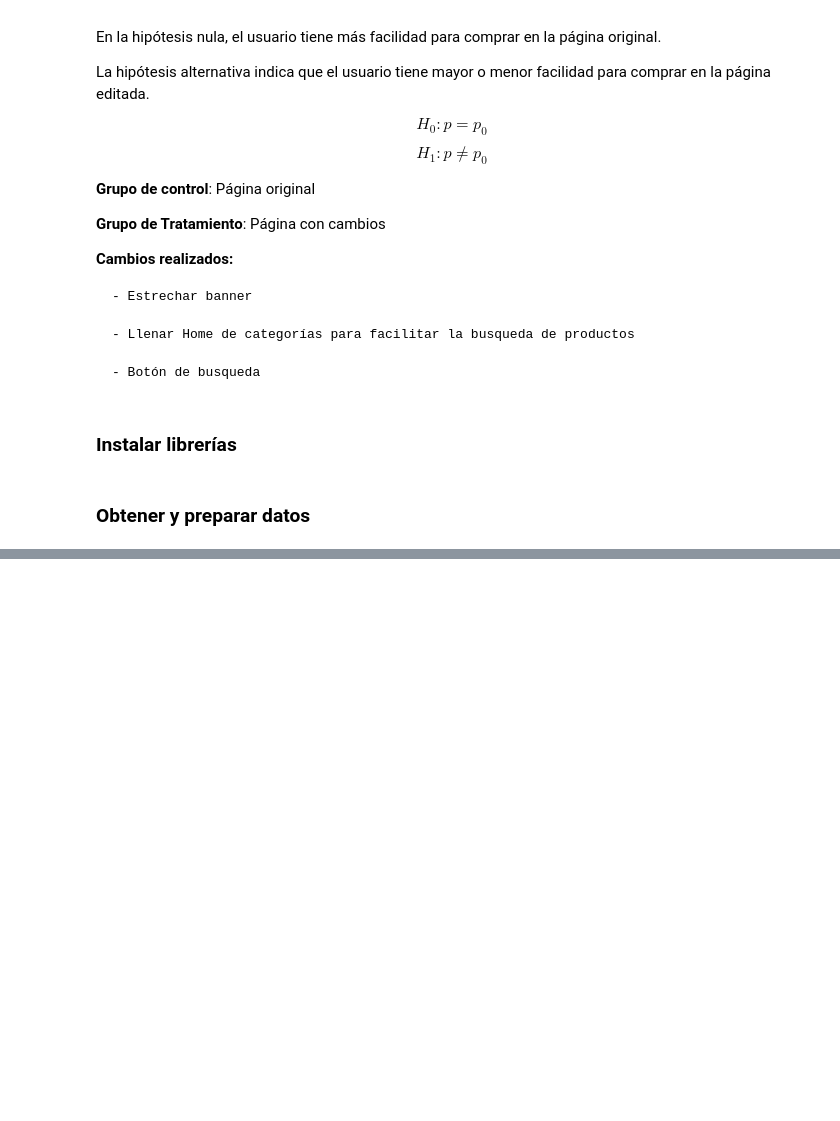
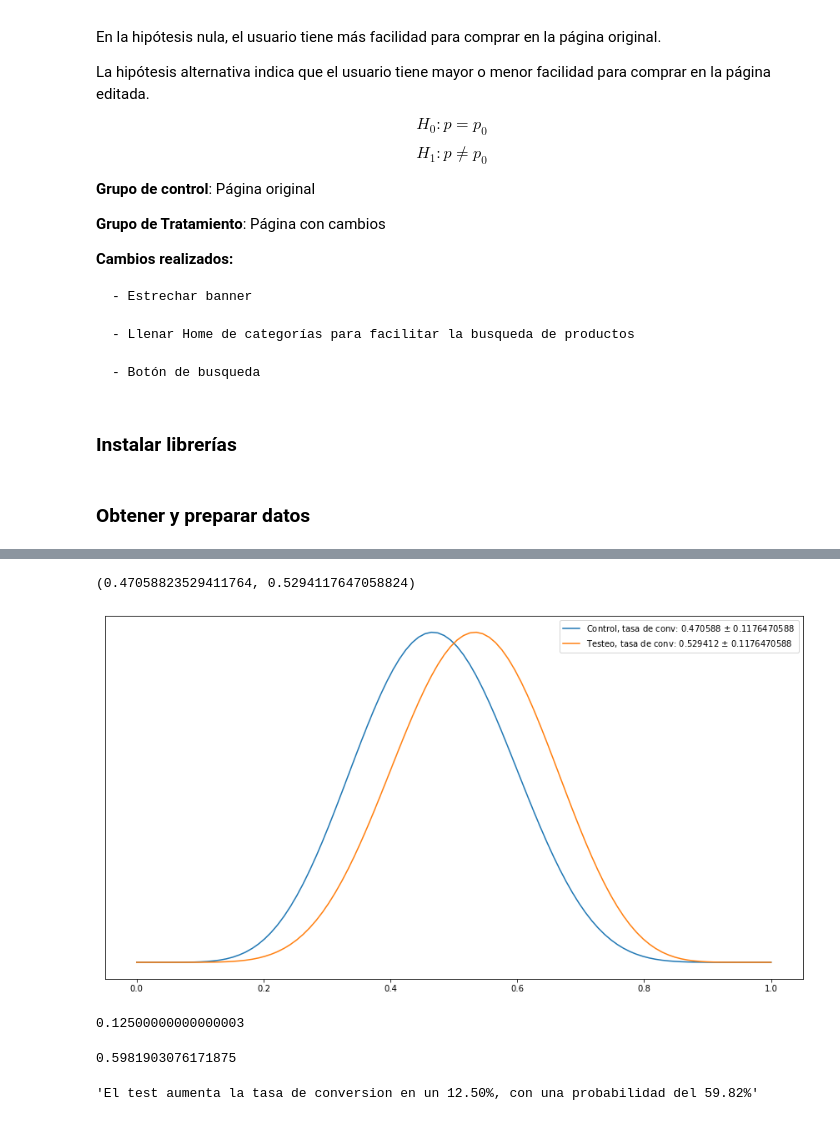
Before and after one commit to maugc1/5_Proyecto, a Jupyter notebook: nb/main.ipynb, the cells around one changed output, grey strips where cells are left out. Saved outputs shown, nothing was run; the diff lists cells and outputs as text; code cells hidden in the pictures; blank space fills up the shorter version.

```diff
--- a/nb/main.ipynb
+++ b/nb/main.ipynb
@@ -156,0 +237,38 @@ prob
+# %%
+# a prioris, las betas
+
+a_C, b_C = convs_ctrl+1, imps_ctrl-convs_ctrl+1
+a_T, b_T = convs_test+1, imps_test-convs_test+1
+
+beta_control=beta(a_C, b_C)
+beta_test=beta(a_T, b_T)
+# %%
+beta_control.mean(), beta_test.mean()
+# %% [output]
+(0.47058823529411764, 0.5294117647058824)
+# %%
+x=np.linspace(0, 1, 100)
+
+def plot(betas, nombres):
+
+    for bet, nom in zip(betas, nombres):
+
+        y=bet.pdf(x)
+        y_media=bet.mean()
+        y_std=bet.std()
+
+        plt.plot(x, y, label='{}, tasa de conv: {:.6f} $\pm$ {:.10f}'.format(nom, y_media, y_std))
+        plt.yticks([])
+
+    plt.legend()
+    plt.show();
+# %%
+plot([beta_control, beta_test], ['Control', 'Testeo'])
+# %% [output]
+[figure, added]
+# %%
+salto=(beta_test.mean() - beta_control.mean())/beta_control.mean()
+
+salto
+# %% [output]
+0.12500000000000003
@@ -156,0 +277,14 @@ prob
+# %%
+from mpmath import betainc   # integral de beta
+
+prob=betainc(a_T, b_T, 0.5, 1, regularized=True)
+
+prob=float(prob)
+
+prob
+# %% [output]
+0.5981903076171875
+# %%
+'''El test aumenta la tasa de conversion en un {:2.2f}%, con una probabilidad del {:2.2f}%'''.format(salto*100, prob*100)
+# %% [output]
+'El test aumenta la tasa de conversion en un 12.50%, con una probabilidad del 59.82%'
```
Also changed, not shown: parts of 27 cells of this notebook, 1 other file.
